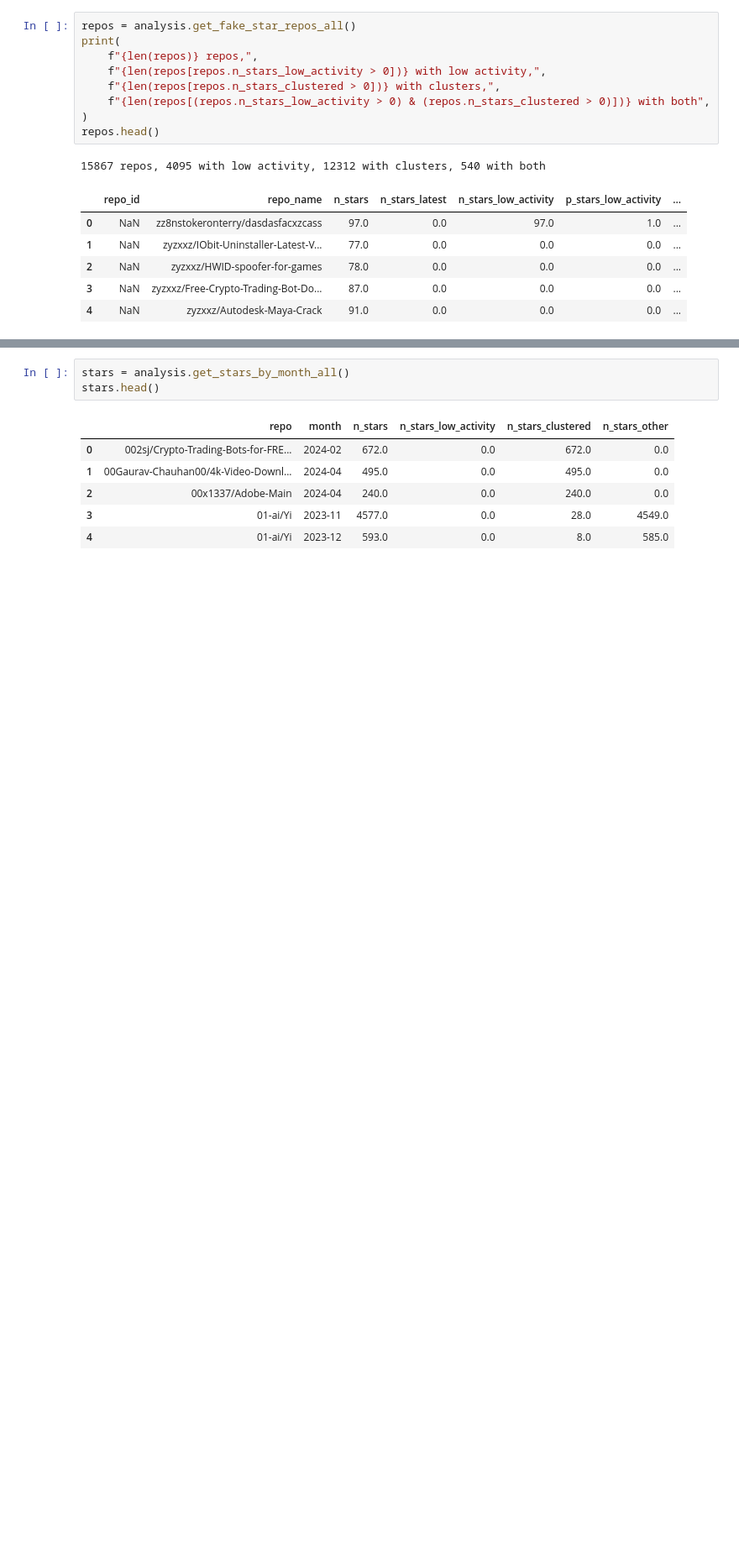
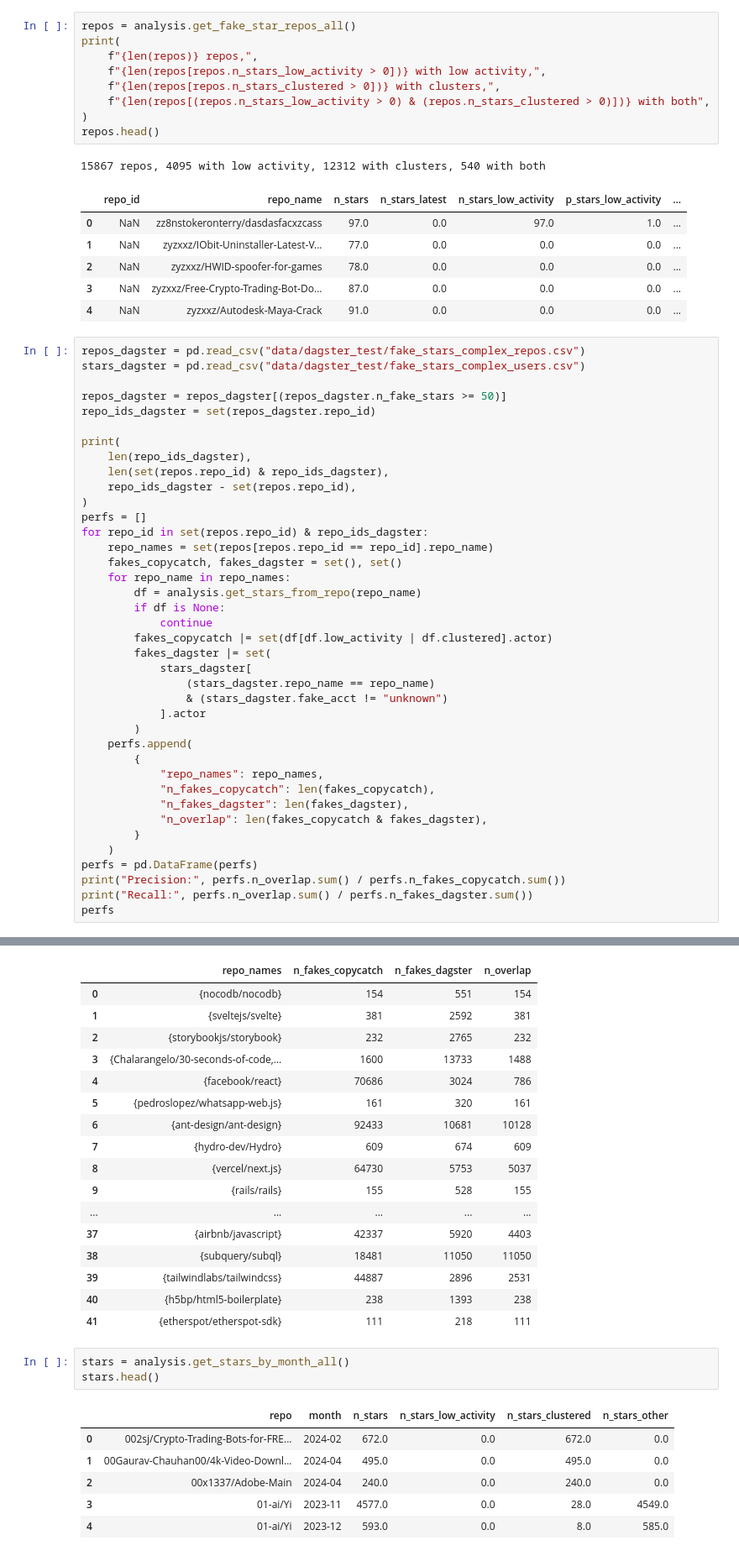
Before and after one commit to hehao98/StarScout, a Jupyter notebook: exploratory_analysis_copycatch.ipynb, the cells around one changed output, grey strips where cells are left out. Shown at 84% size. Drawn from its saved outputs; the diff is of its cells as text; blank space fills up the shorter version.

Commit message:
Compare results with Dagster

```diff
--- a/exploratory_analysis_copycatch.ipynb
+++ b/exploratory_analysis_copycatch.ipynb
@@ -21,3 +21,43 @@ repos.head()
 | 2 | NaN | zyzxxz/HWID-spoofer-for-games | 78.0 | 0.0 | 0.0 | 0.0 | ... |
 | 3 | NaN | zyzxxz/Free-Crypto-Trading-Bot-Do... | 87.0 | 0.0 | 0.0 | 0.0 | ... |
 | 4 | NaN | zyzxxz/Autodesk-Maya-Crack | 91.0 | 0.0 | 0.0 | 0.0 | ... |
+# %%
+repos_dagster = pd.read_csv("data/dagster_test/fake_stars_complex_repos.csv")
+stars_dagster = pd.read_csv("data/dagster_test/fake_stars_complex_users.csv")
+
+repos_dagster = repos_dagster[(repos_dagster.n_fake_stars >= 50)]
+repo_ids_dagster = set(repos_dagster.repo_id)
+
+print(
+    len(repo_ids_dagster),
+    len(set(repos.repo_id) & repo_ids_dagster),
+    repo_ids_dagster - set(repos.repo_id),
+)
+perfs = []
+for repo_id in set(repos.repo_id) & repo_ids_dagster:
+    repo_names = set(repos[repos.repo_id == repo_id].repo_name)
+    fakes_copycatch, fakes_dagster = set(), set()
+    for repo_name in repo_names:
+        df = analysis.get_stars_from_repo(repo_name)
+        if df is None:
+            continue
+        fakes_copycatch |= set(df[df.low_activity | df.clustered].actor)
+        fakes_dagster |= set(
+            stars_dagster[
+                (stars_dagster.repo_name == repo_name)
+                & (stars_dagster.fake_acct != "unknown")
+            ].actor
+        )
+    perfs.append(
+        {
+            "repo_names": repo_names,
+            "n_fakes_copycatch": len(fakes_copycatch),
+            "n_fakes_dagster": len(fakes_dagster),
+            "n_overlap": len(fakes_copycatch & fakes_dagster),
+        }
+    )
+perfs = pd.DataFrame(perfs)
+print("Precision:", perfs.n_overlap.sum() / perfs.n_fakes_copycatch.sum())
+print("Recall:", perfs.n_overlap.sum() / perfs.n_fakes_dagster.sum())
+perfs
+# %% [output]
@@ -24,3 +67,20 @@ repos.head()
+|  | repo_names | n_fakes_copycatch | n_fakes_dagster | n_overlap |
+| 0 | {nocodb/nocodb} | 154 | 551 | 154 |
+| 1 | {sveltejs/svelte} | 381 | 2592 | 381 |
+| 2 | {storybookjs/storybook} | 232 | 2765 | 232 |
+| 3 | {Chalarangelo/30-seconds-of-code,... | 1600 | 13733 | 1488 |
+| 4 | {facebook/react} | 70686 | 3024 | 786 |
+| 5 | {pedroslopez/whatsapp-web.js} | 161 | 320 | 161 |
+| 6 | {ant-design/ant-design} | 92433 | 10681 | 10128 |
+| 7 | {hydro-dev/Hydro} | 609 | 674 | 609 |
+| 8 | {vercel/next.js} | 64730 | 5753 | 5037 |
+| 9 | {rails/rails} | 155 | 528 | 155 |
+| ... | ... | ... | ... | ... |
+| 37 | {airbnb/javascript} | 42337 | 5920 | 4403 |
+| 38 | {subquery/subql} | 18481 | 11050 | 11050 |
+| 39 | {tailwindlabs/tailwindcss} | 44887 | 2896 | 2531 |
+| 40 | {h5bp/html5-boilerplate} | 238 | 1393 | 238 |
+| 41 | {etherspot/etherspot-sdk} | 111 | 218 | 111 |
 # %%
 stars = analysis.get_stars_by_month_all()
 stars.head()
```
Also changed, not shown: parts of 2 cells of this notebook, 2 other files.
